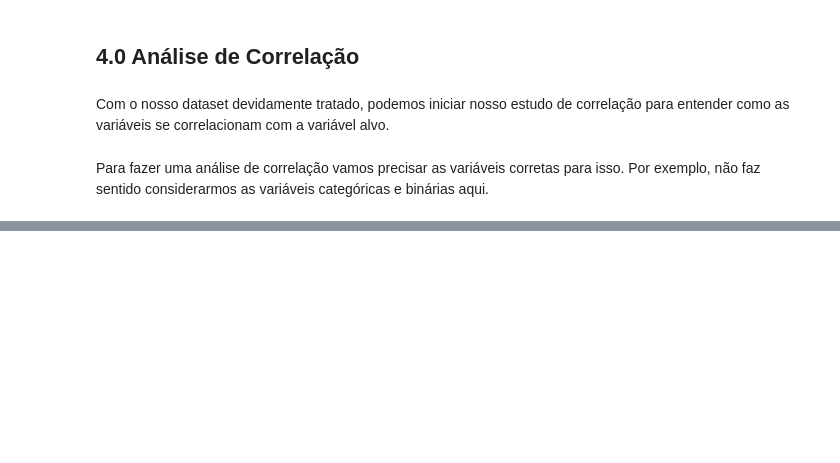
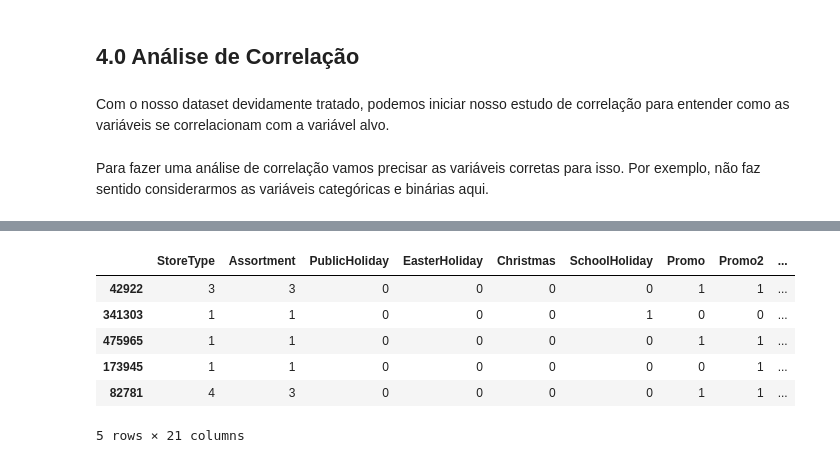
Before and after one commit to jefferson-datascience/AnaliseEstatisticaRossmann, a Jupyter notebook: NotebooksDesenvolvimento/Ciclo1.ipynb, the cells around one changed output, grey strips where cells are left out. Drawn from its saved outputs; the diff is of its cells as text; code cells hidden in the pictures; blank space fills up the shorter version.

```diff
--- a/NotebooksDesenvolvimento/Ciclo1.ipynb
+++ b/NotebooksDesenvolvimento/Ciclo1.ipynb
@@ -802,0 +810,14 @@ Index(['Store', 'StoreType', 'Assortment', 'DayOfWeek', 'WeekOfMonth', 'Month',
+# %%
+# Selecionando as variáveis
+analise_correlacao_cat = df4.drop(columns=['DayOfWeek', 'WeekOfMonth', 'Month', 'CompetitionDistance', 'CompetitionYear', 'Customers', 'Open'], axis=1)
+
+# Amostra
+analise_correlacao_cat.sample(5)
+# %% [output]
+|  | StoreType | Assortment | PublicHoliday | EasterHoliday | Christmas | SchoolHoliday | Promo | Promo2 | ... |
+| 42922 | 3 | 3 | 0 | 0 | 0 | 0 | 1 | 1 | ... |
+| 341303 | 1 | 1 | 0 | 0 | 0 | 1 | 0 | 0 | ... |
+| 475965 | 1 | 1 | 0 | 0 | 0 | 0 | 1 | 1 | ... |
+| 173945 | 1 | 1 | 0 | 0 | 0 | 0 | 0 | 1 | ... |
+| 82781 | 4 | 3 | 0 | 0 | 0 | 0 | 1 | 1 | ... |
+5 rows × 21 columns
```
Also changed, not shown: parts of 59 cells of this notebook.
